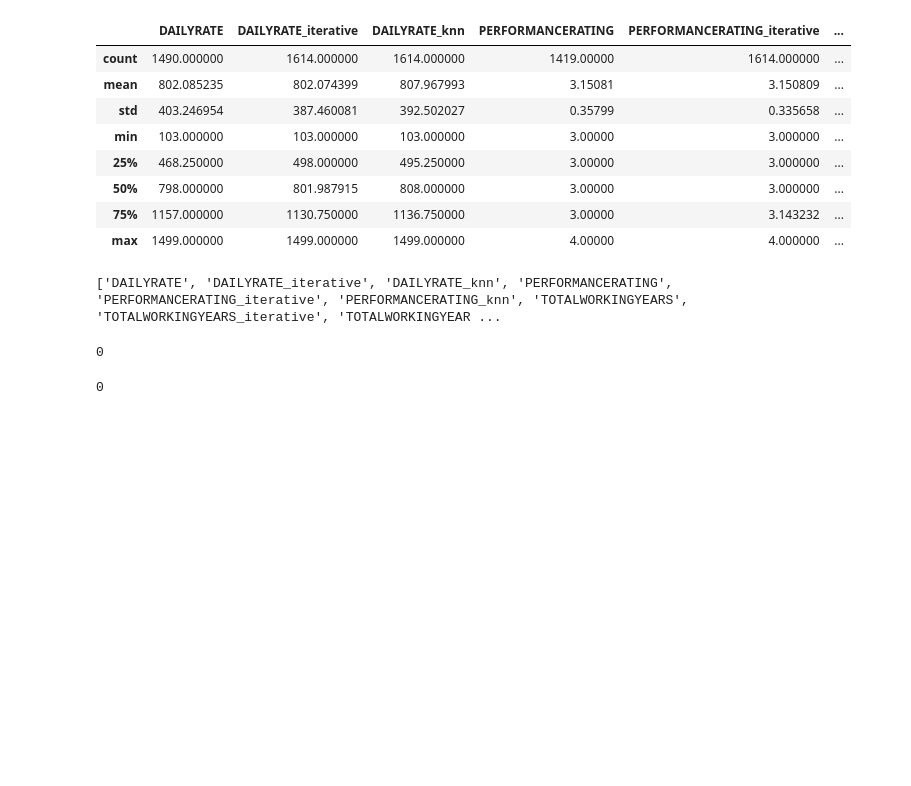
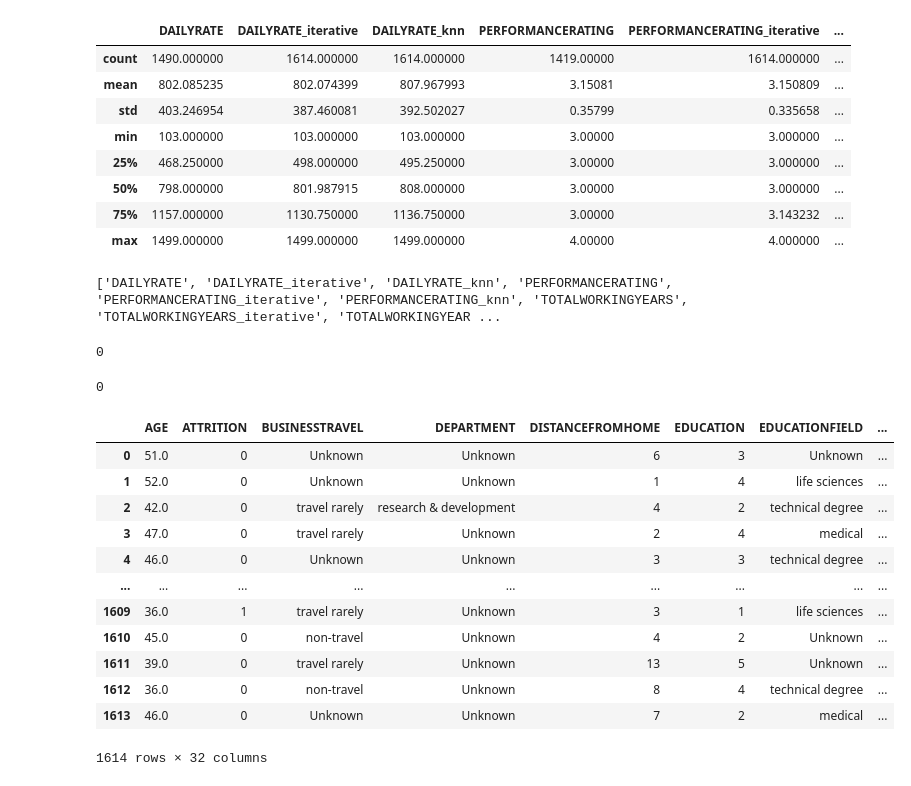
Before and after one commit to rebeca-enma/proyecto-da-promo-G-modulo-3-team-4, a Jupyter notebook: NOTEBOOK/Gestion_nulos.ipynb, the cells around one changed output. Cells and saved outputs as stored; diff of their text form; code cells hidden in the pictures; blank space fills up the shorter version.

```diff
--- a/NOTEBOOK/Gestion_nulos.ipynb
+++ b/NOTEBOOK/Gestion_nulos.ipynb
@@ -312,5 +304,21 @@ df_copia_ejercicios["WORKLIFEBALANCE"] = df_copia_ejercicios["WORKLIFEBALANCE"].
 df_copia_ejercicios["WORKLIFEBALANCE"].isnull().sum()
 # %% [output]
 0
+# %%
+df_copia_ejercicios
+# %% [output]
+|  | AGE | ATTRITION | BUSINESSTRAVEL | DEPARTMENT | DISTANCEFROMHOME | EDUCATION | EDUCATIONFIELD | ... |
+| 0 | 51.0 | 0 | Unknown | Unknown | 6 | 3 | Unknown | ... |
+| 1 | 52.0 | 0 | Unknown | Unknown | 1 | 4 | life sciences | ... |
+| 2 | 42.0 | 0 | travel rarely | research & development | 4 | 2 | technical degree | ... |
+| 3 | 47.0 | 0 | travel rarely | Unknown | 2 | 4 | medical | ... |
+| 4 | 46.0 | 0 | Unknown | Unknown | 3 | 3 | technical degree | ... |
+| ... | ... | ... | ... | ... | ... | ... | ... | ... |
+| 1609 | 36.0 | 1 | travel rarely | Unknown | 3 | 1 | life sciences | ... |
+| 1610 | 45.0 | 0 | non-travel | Unknown | 4 | 2 | Unknown | ... |
+| 1611 | 39.0 | 0 | travel rarely | Unknown | 13 | 5 | Unknown | ... |
+| 1612 | 36.0 | 0 | non-travel | Unknown | 8 | 4 | technical degree | ... |
+| 1613 | 46.0 | 0 | Unknown | Unknown | 7 | 2 | medical | ... |
+1614 rows × 32 columns
 # %%
 df_copia_ejercicios.to_csv("../DATA/df_clean_sin_nulos.csv")
```
Also changed, not shown: parts of 2 cells of this notebook, 10 other files.
